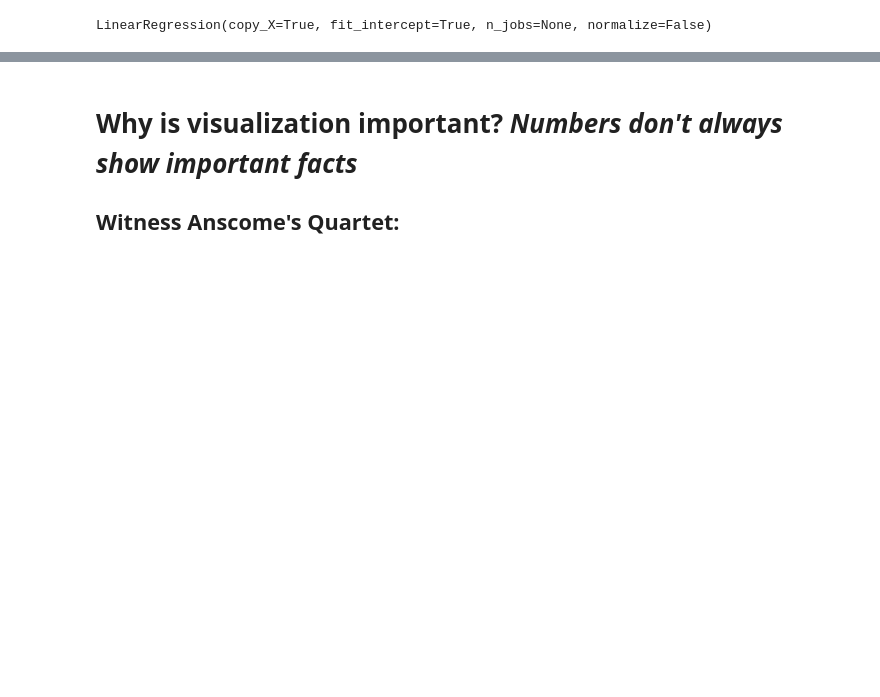
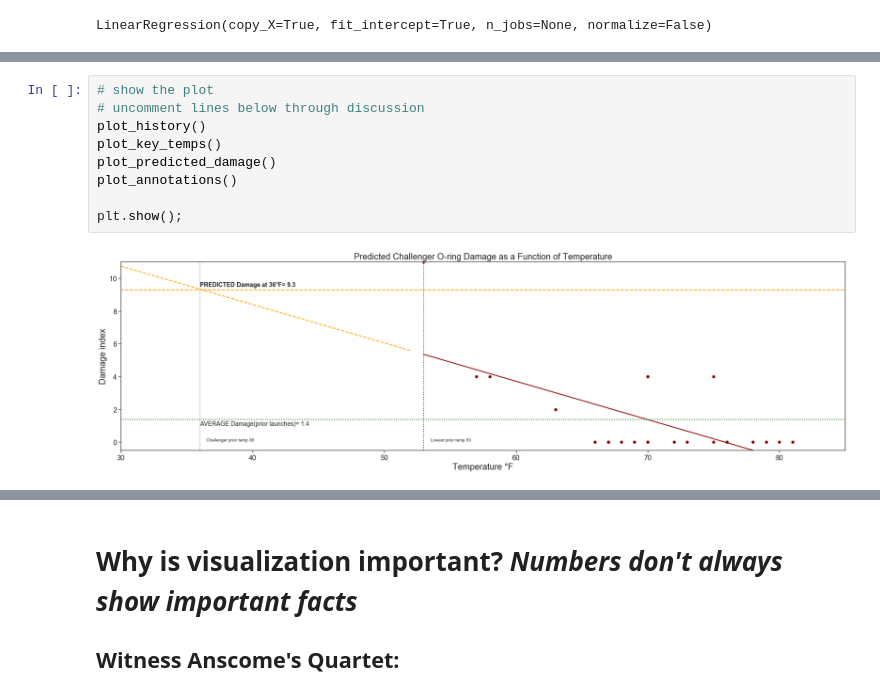
Before and after one commit to surfaceowl-ai/python_visualizations, a Jupyter notebook: notebooks/00_effective_visualizations.ipynb, the cells around one changed output, grey strips where cells are left out. Drawn from its saved outputs; the diff is of its cells as text; blank space fills up the shorter version.

```diff
--- a/notebooks/00_effective_visualizations.ipynb
+++ b/notebooks/00_effective_visualizations.ipynb
@@ -460,2 +445,13 @@ True
+# %%
+# show the plot
+# uncomment lines below through discussion
+plot_history()
+plot_key_temps()
+plot_predicted_damage()
+plot_annotations()
+
+plt.show();
+# %% [output]
+[figure, added]
 # %%
 # reference slide:  same slide as previous - with everything in one shot
```
Also changed, not shown: parts of 19 cells of this notebook.
